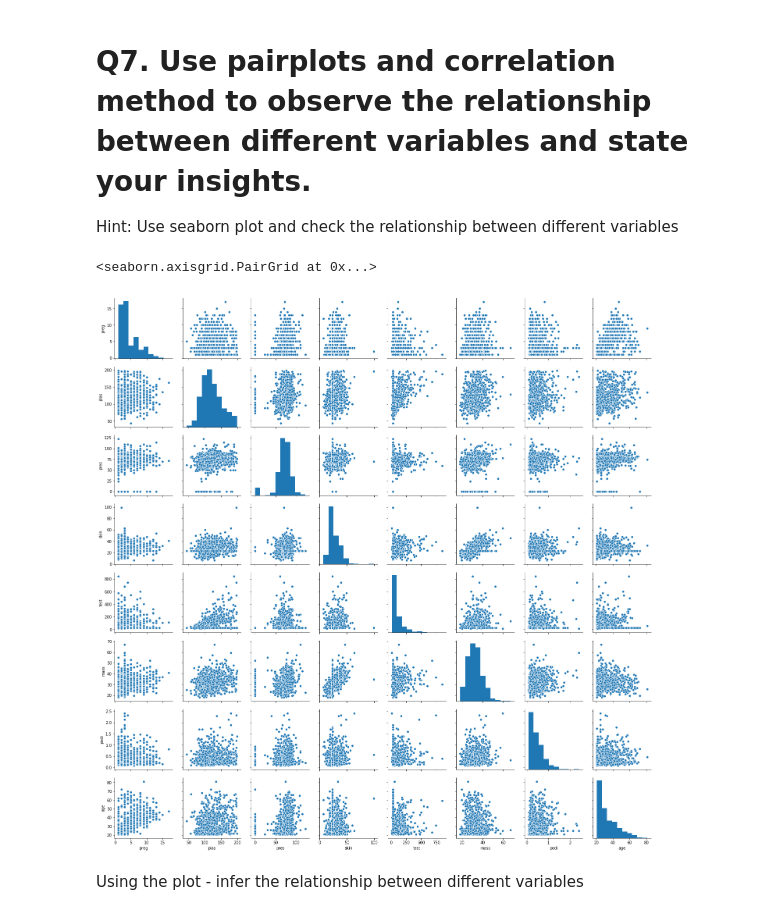
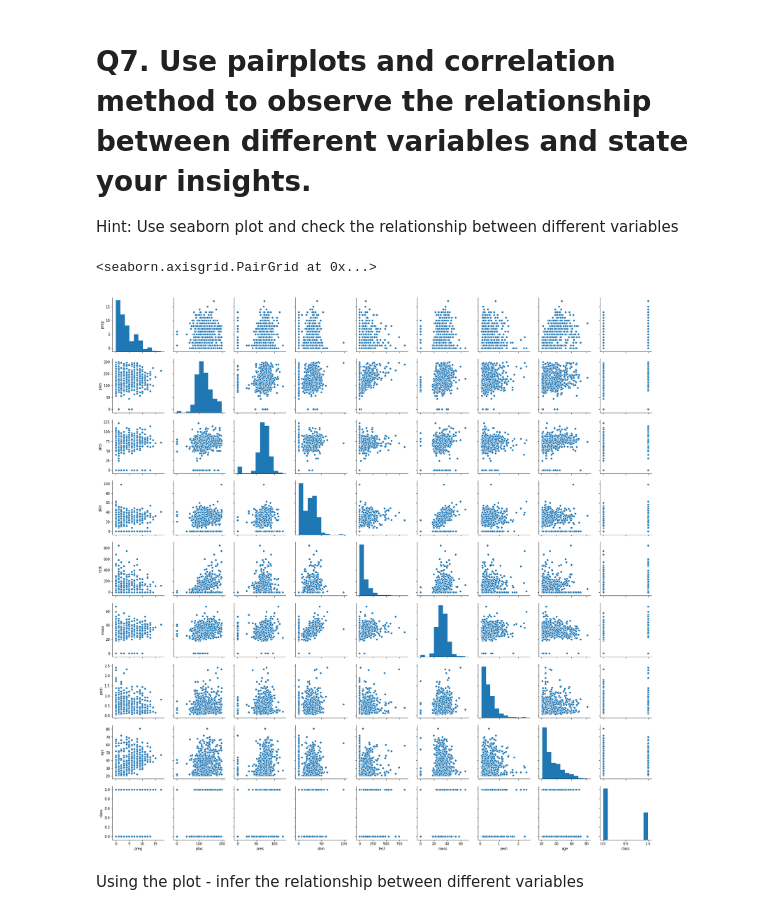
Before and after one commit to GreatLearningAIML1/bangalore-feb-batch-arunkrdas, a Jupyter notebook: Lab_R3_Internal_Supervised-Pima.ipynb, the cells around one changed output. Drawn from its saved outputs; the diff is of its cells as text; code cells hidden in the pictures.

```diff
--- a/Lab_R3_Internal_Supervised-Pima.ipynb
+++ b/Lab_R3_Internal_Supervised-Pima.ipynb
@@ -149,10 +152,10 @@ array([[<matplotlib.axes._subplots.AxesSubplot object at 0x...>,
 # Q7. Use pairplots and correlation method to observe the relationship between different variables and state your insights.
 Hint: Use seaborn plot and check the relationship between different variables
 # %%
-sns.pairplot(X)
+sns.pairplot(pima_df)
 # %% [output]
 <seaborn.axisgrid.PairGrid at 0x...>
-[figure, old version]
+[figure, new version]
 # %% [markdown]
 Using the plot - infer the relationship between different variables
 # %%
```
Also changed, not shown: parts of 3 cells of this notebook.
